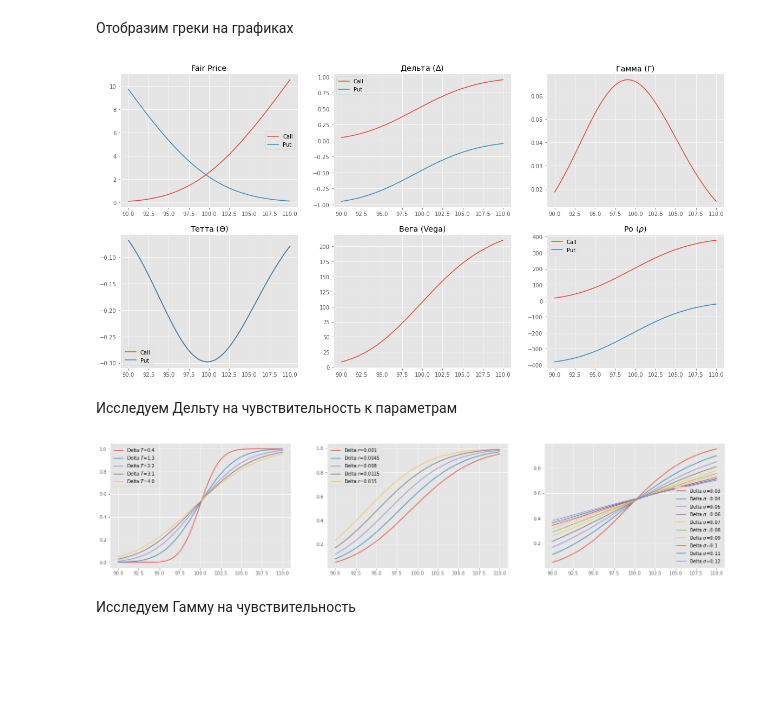
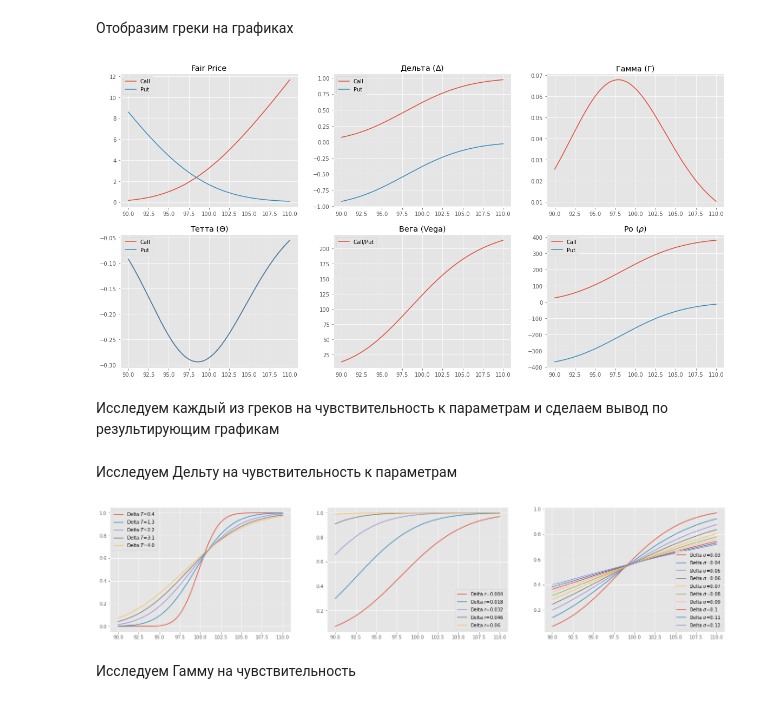
Before and after one commit to CyberCheshir/FinMath, a Jupyter notebook: Лабораторная 2.ipynb, the cells around one changed output. Drawn from its saved outputs; the diff is of its cells as text; code cells hidden in the pictures; blank space fills up the shorter version.

```diff
--- a/Лабораторная 2.ipynb
+++ b/Лабораторная 2.ipynb
@@ -148,7 +148,7 @@ import matplotlib.pyplot as plt
 
 STRIKE_PRICE = 100
 RANGE_VALUE = 10
-R = 0.001
+R = 0.004
 SIGMA = 0.03
 T = 4
 D = 0
@@ -359,35 +354,38 @@ def draw_greeks():
     plt.plot(interval, fair_value_put_arr, label='Put')
     plt.legend(loc='best')
     plt.title('Fair Price')
     # Дельта
     plt.subplot(2, 3, 2)
     plt.plot(interval, delta_call_arr, label='Call')
     plt.plot(interval, delta_put_arr, label='Put')
     plt.legend(loc='best')
     plt.title('Дельта ($∆$)')
     # Дельта
     plt.subplot(2, 3, 3)
     plt.plot(interval, gamma_arr)
     plt.title('Гамма (Γ)')
     # Тетта
     plt.subplot(2, 3, 4)
     plt.plot(interval, tetha_call_arr, label='Call')
     plt.plot(interval, tetha_put_arr, label='Put')
     plt.legend(loc='best')
     plt.title('Тетта ($Θ$)')
     # Вега
     plt.subplot(2, 3, 5)
-    plt.plot(interval, vega_arr)
+    plt.plot(interval, vega_arr,label='Сall/Put')
+    plt.legend(loc='best')
     plt.title('Вега (Vega)')
     # Ро
     plt.subplot(2, 3, 6)
     plt.plot(interval, ro_call_arr, label='Call')
     plt.plot(interval, ro_put_arr, label='Put')
     plt.legend(loc='best')
     plt.title('Ро ($ρ$)')
 draw_greeks()
 # %% [output]
-[figure, old version]
+[figure, new version]
+# %% [markdown]
+Исследуем каждый из греков на чувствительность к параметрам и сделаем вывод по результирующим графикам
 # %% [markdown]
 Исследуем Дельту на чувствительность к параметрам
 # %%
@@ -416,7 +414,7 @@ def delta_show():
     plt.legend(loc='best')
 delta_show()
 # %% [output]
-[figure, old version]
+[figure, new version]
 # %% [markdown]
 Исследуем Гамму на чувствительность
 # %%
```
Also changed, not shown: parts of 15 cells of this notebook.
